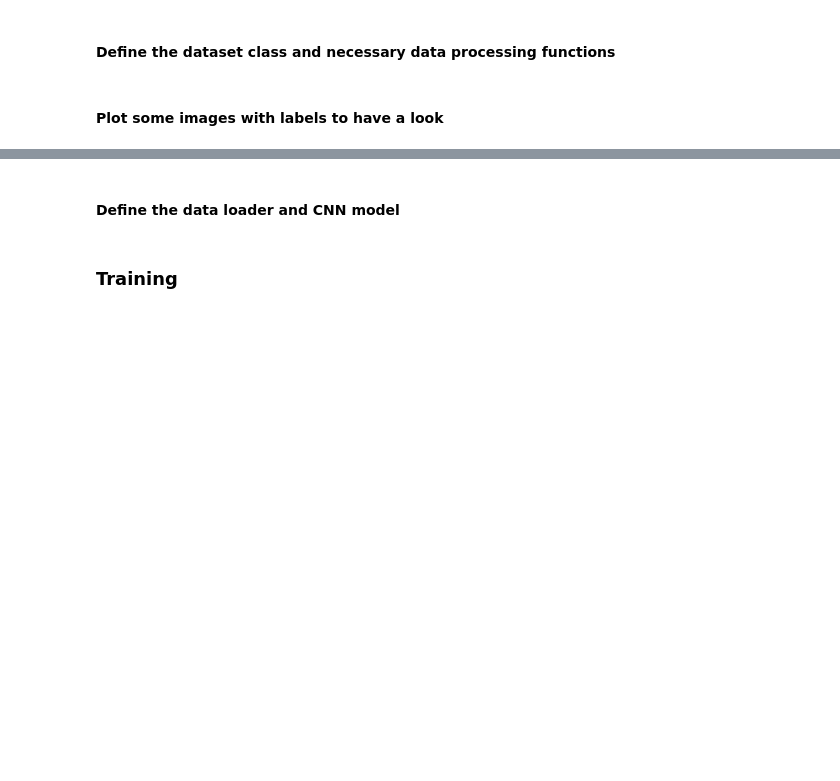
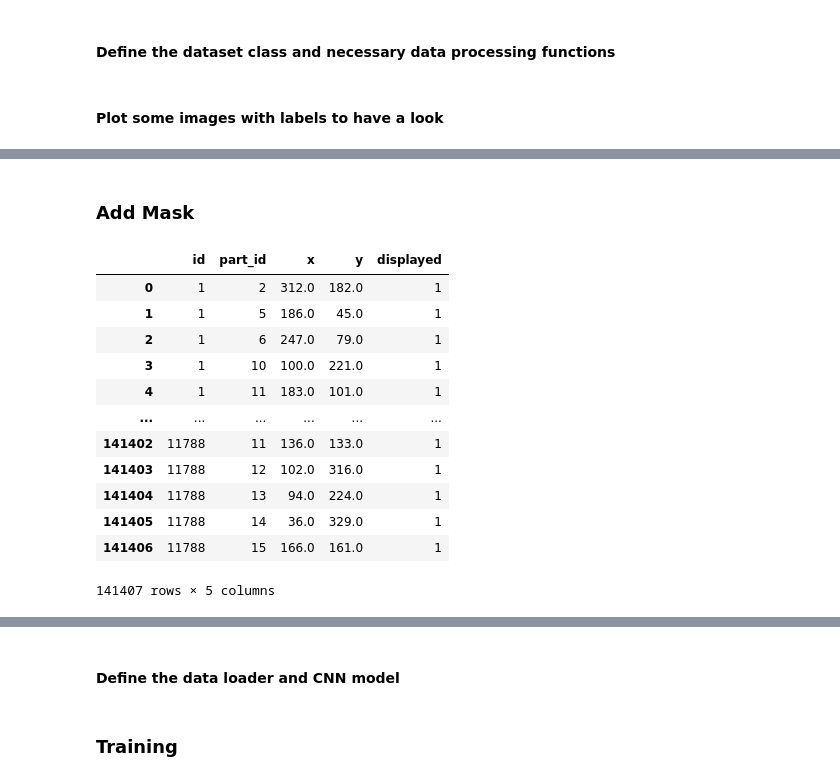
Before and after one commit to AnniLi1212/Fine_Grained_Bird_Classification, a Jupyter notebook: CNN_Classifier_for_CUB_200_2011.ipynb, the cells around one changed output, grey strips where cells are left out. Saved outputs shown, nothing was run; the diff lists cells and outputs as text; code cells hidden in the pictures; blank space fills up the shorter version.

```diff
--- a/CNN_Classifier_for_CUB_200_2011.ipynb
+++ b/CNN_Classifier_for_CUB_200_2011.ipynb
@@ -153,0 +157,22 @@ plot_images(imagelist, labellist)
+# %% [markdown]
+### Add Mask
+# %%
+parts = pd.read_csv("CUB_200_2011/parts/part_locs.txt", sep=" ", header=None, names=["id", "part_id", "x", "y", "displayed"])
+# %%
+parts_locs = parts[parts["displayed"] == 1]
+parts_locs = parts_locs.reset_index(drop=True)
+parts_locs
+# %% [output]
+|  | id | part_id | x | y | displayed |
+| 0 | 1 | 2 | 312.0 | 182.0 | 1 |
+| 1 | 1 | 5 | 186.0 | 45.0 | 1 |
+| 2 | 1 | 6 | 247.0 | 79.0 | 1 |
+| 3 | 1 | 10 | 100.0 | 221.0 | 1 |
+| 4 | 1 | 11 | 183.0 | 101.0 | 1 |
+| ... | ... | ... | ... | ... | ... |
+| 141402 | 11788 | 11 | 136.0 | 133.0 | 1 |
+| 141403 | 11788 | 12 | 102.0 | 316.0 | 1 |
+| 141404 | 11788 | 13 | 94.0 | 224.0 | 1 |
+| 141405 | 11788 | 14 | 36.0 | 329.0 | 1 |
+| 141406 | 11788 | 15 | 166.0 | 161.0 | 1 |
+141407 rows × 5 columns
```
Also changed, not shown: parts of 31 cells of this notebook.
